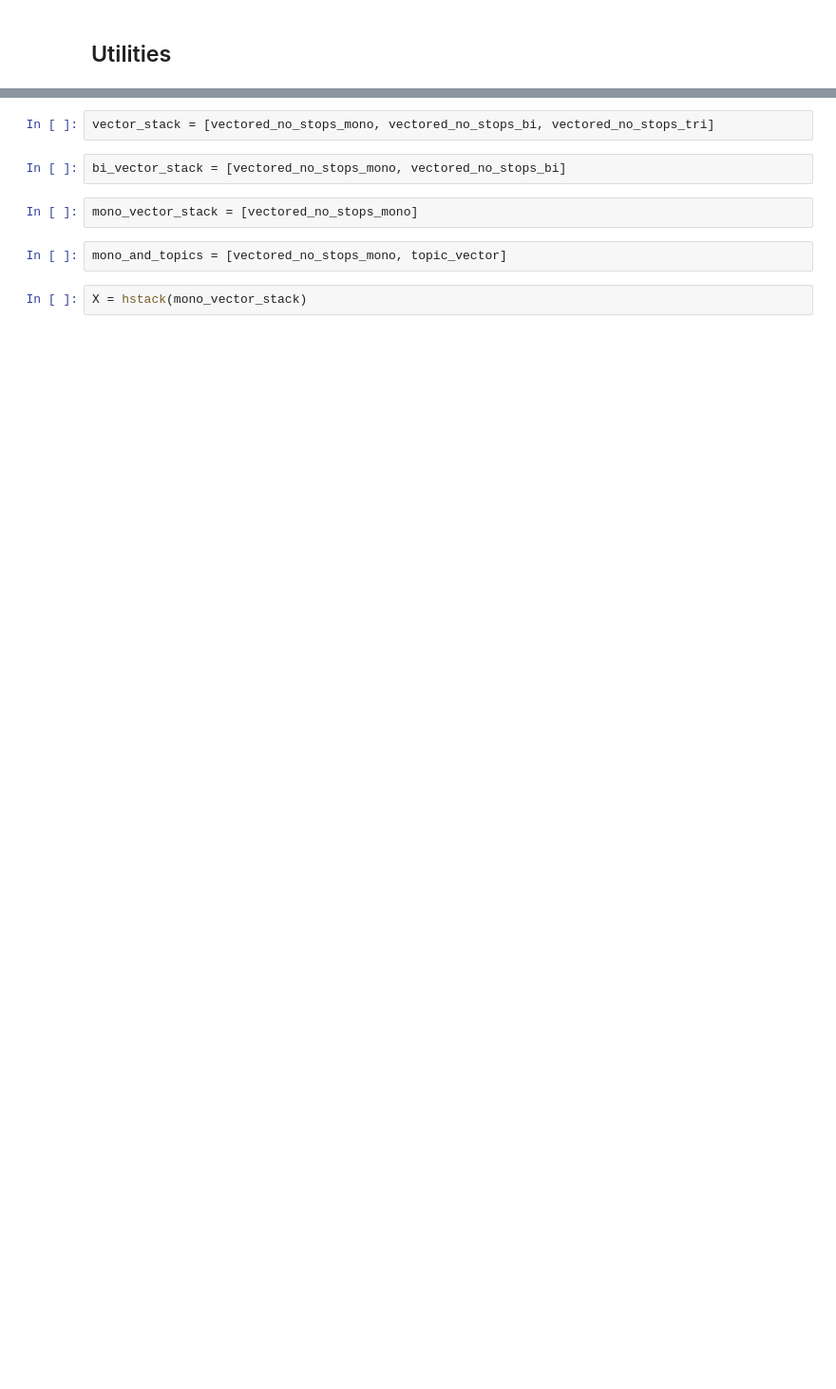
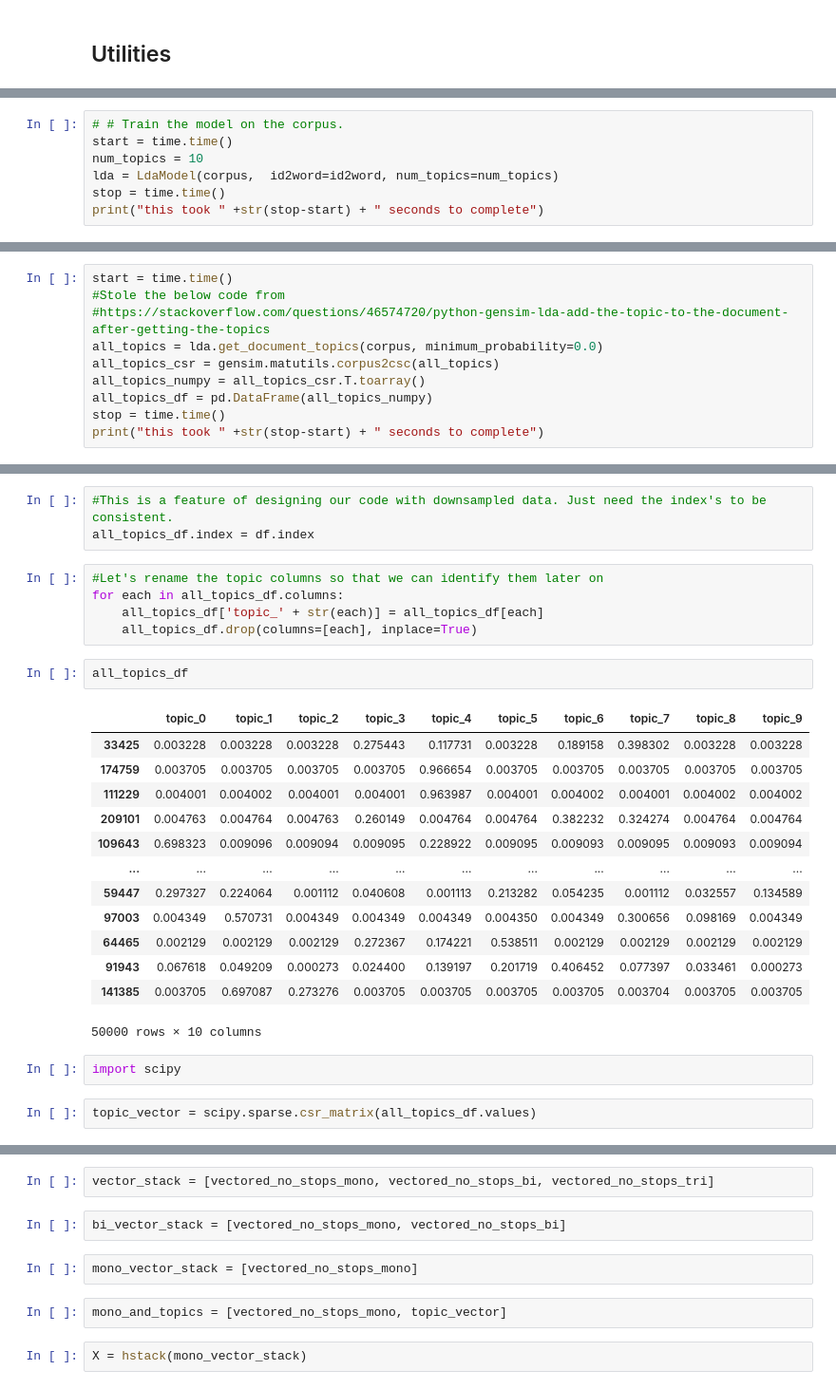
Before and after one commit to Prathmun/Sentiment-Capstone, a Jupyter notebook: Pre-processing.ipynb, the cells around one changed output, grey strips where cells are left out. Shown at 95% size. Cells and saved outputs as stored; diff of their text form; blank space fills up the shorter version.

Commit message:
Significant reorganization
All steps had bled into every other. So I got everything more clearly organized and minimized the amount of data shuffling necessary.

```diff
--- a/Pre-processing.ipynb
+++ b/Pre-processing.ipynb
@@ -36,0 +186,7 @@ topic_vector = pickle.load(open("all_topics_df_S" + sample_size, 'rb'))
+# %%
+# # Train the model on the corpus.
+start = time.time()
+num_topics = 10
+lda = LdaModel(corpus,  id2word=id2word, num_topics=num_topics)
+stop = time.time()
+print("this took " +str(stop-start) + " seconds to complete")
@@ -36,0 +206,10 @@ topic_vector = pickle.load(open("all_topics_df_S" + sample_size, 'rb'))
+# %%
+start = time.time()
+#Stole the below code from
+#https://stackoverflow.com/questions/46574720/python-gensim-lda-add-the-topic-to-the-document-after-getting-the-topics
+all_topics = lda.get_document_topics(corpus, minimum_probability=0.0)
+all_topics_csr = gensim.matutils.corpus2csc(all_topics)
+all_topics_numpy = all_topics_csr.T.toarray()
+all_topics_df = pd.DataFrame(all_topics_numpy)
+stop = time.time()
+print("this took " +str(stop-start) + " seconds to complete")
@@ -36,0 +218,28 @@ topic_vector = pickle.load(open("all_topics_df_S" + sample_size, 'rb'))
+# %%
+#This is a feature of designing our code with downsampled data. Just need the index's to be consistent.
+all_topics_df.index = df.index
+# %%
+#Let's rename the topic columns so that we can identify them later on
+for each in all_topics_df.columns:
+    all_topics_df['topic_' + str(each)] = all_topics_df[each]
+    all_topics_df.drop(columns=[each], inplace=True)
+# %%
+all_topics_df
+# %% [output]
+|  | topic_0 | topic_1 | topic_2 | topic_3 | topic_4 | topic_5 | topic_6 | topic_7 | topic_8 | topic_9 |
+| 33425 | 0.003228 | 0.003228 | 0.003228 | 0.275443 | 0.117731 | 0.003228 | 0.189158 | 0.398302 | 0.003228 | 0.003228 |
+| 174759 | 0.003705 | 0.003705 | 0.003705 | 0.003705 | 0.966654 | 0.003705 | 0.003705 | 0.003705 | 0.003705 | 0.003705 |
+| 111229 | 0.004001 | 0.004002 | 0.004001 | 0.004001 | 0.963987 | 0.004001 | 0.004002 | 0.004001 | 0.004002 | 0.004002 |
+| 209101 | 0.004763 | 0.004764 | 0.004763 | 0.260149 | 0.004764 | 0.004764 | 0.382232 | 0.324274 | 0.004764 | 0.004764 |
+| 109643 | 0.698323 | 0.009096 | 0.009094 | 0.009095 | 0.228922 | 0.009095 | 0.009093 | 0.009095 | 0.009093 | 0.009094 |
+| ... | ... | ... | ... | ... | ... | ... | ... | ... | ... | ... |
+| 59447 | 0.297327 | 0.224064 | 0.001112 | 0.040608 | 0.001113 | 0.213282 | 0.054235 | 0.001112 | 0.032557 | 0.134589 |
+| 97003 | 0.004349 | 0.570731 | 0.004349 | 0.004349 | 0.004349 | 0.004350 | 0.004349 | 0.300656 | 0.098169 | 0.004349 |
+| 64465 | 0.002129 | 0.002129 | 0.002129 | 0.272367 | 0.174221 | 0.538511 | 0.002129 | 0.002129 | 0.002129 | 0.002129 |
+| 91943 | 0.067618 | 0.049209 | 0.000273 | 0.024400 | 0.139197 | 0.201719 | 0.406452 | 0.077397 | 0.033461 | 0.000273 |
+| 141385 | 0.003705 | 0.697087 | 0.273276 | 0.003705 | 0.003705 | 0.003705 | 0.003705 | 0.003704 | 0.003705 | 0.003705 |
+50000 rows × 10 columns
+# %%
+import scipy
+# %%
+topic_vector = scipy.sparse.csr_matrix(all_topics_df.values)
```
Also changed, not shown: parts of 115 cells of this notebook, 2 other files.
